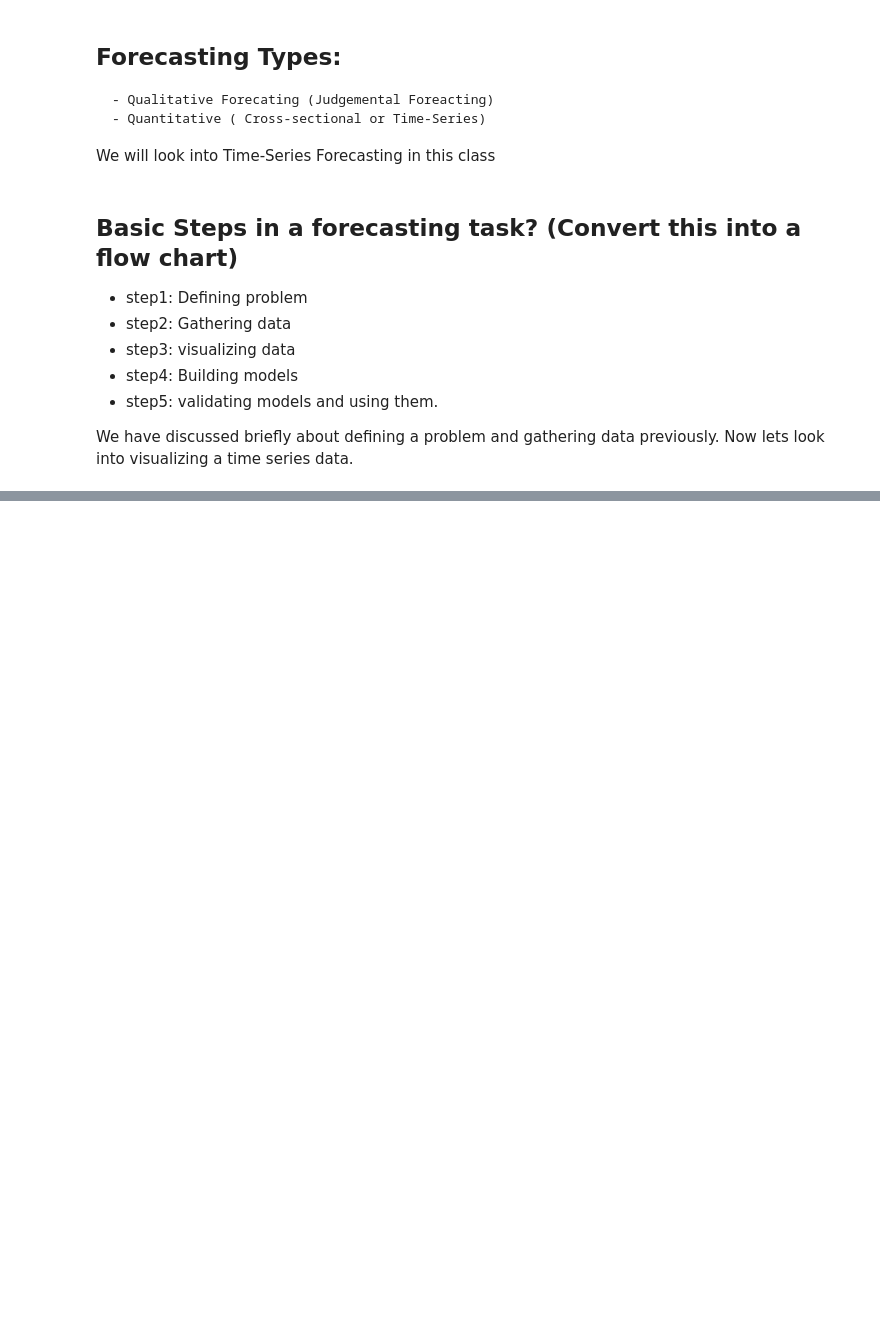
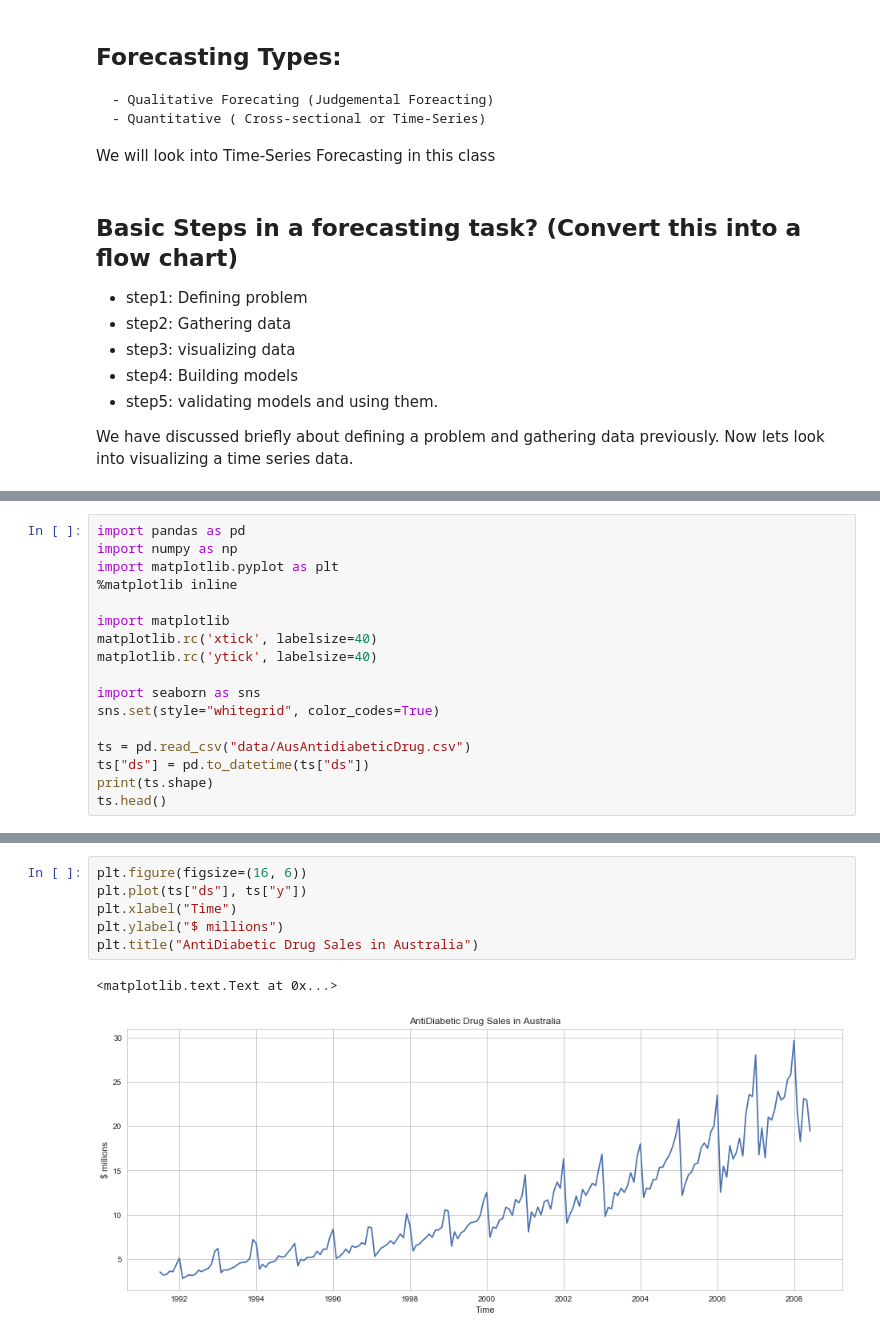
Before and after one commit to prakashjayy/Time_Series_Course, a Jupyter notebook: Session-1.ipynb, the cells around one changed output, grey strips where cells are left out. Saved outputs shown, nothing was run; the diff lists cells and outputs as text; blank space fills up the shorter version.

```diff
--- a/Session-1.ipynb
+++ b/Session-1.ipynb
@@ -85,0 +69,17 @@ ts.head()
+# %%
+import pandas as pd
+import numpy as np
+import matplotlib.pyplot as plt
+%matplotlib inline
+
+import matplotlib
+matplotlib.rc('xtick', labelsize=40)
+matplotlib.rc('ytick', labelsize=40)
+
+import seaborn as sns
+sns.set(style="whitegrid", color_codes=True)
+
+ts = pd.read_csv("data/AusAntidiabeticDrug.csv")
+ts["ds"] = pd.to_datetime(ts["ds"])
+print(ts.shape)
+ts.head()
@@ -85,0 +94,9 @@ ts.head()
+# %%
+plt.figure(figsize=(16, 6))
+plt.plot(ts["ds"], ts["y"])
+plt.xlabel("Time")
+plt.ylabel("$ millions")
+plt.title("AntiDiabetic Drug Sales in Australia")
+# %% [output]
+<matplotlib.text.Text at 0x...>
+[figure, added]
```
Also changed, not shown: parts of 16 cells of this notebook, 4 other files.
